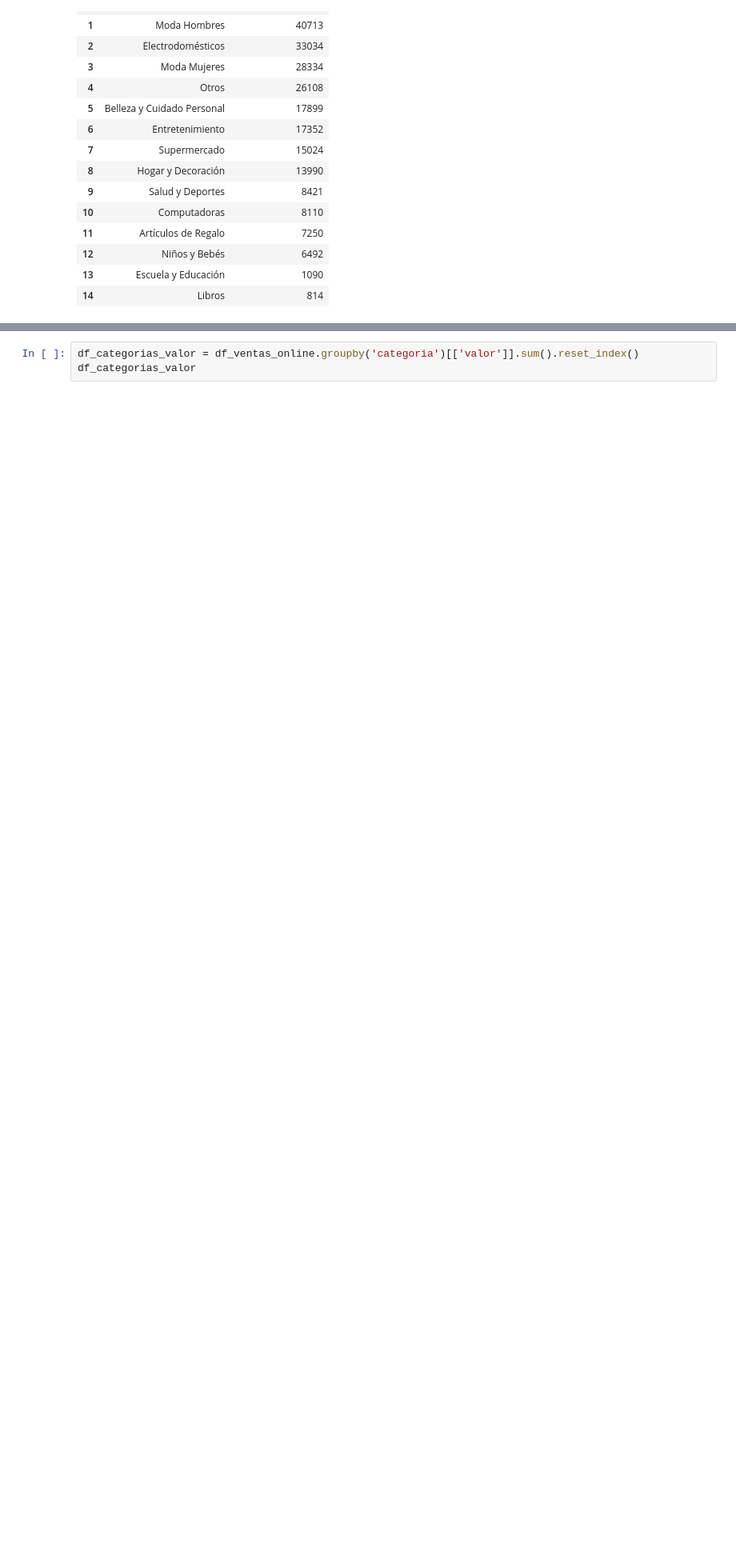
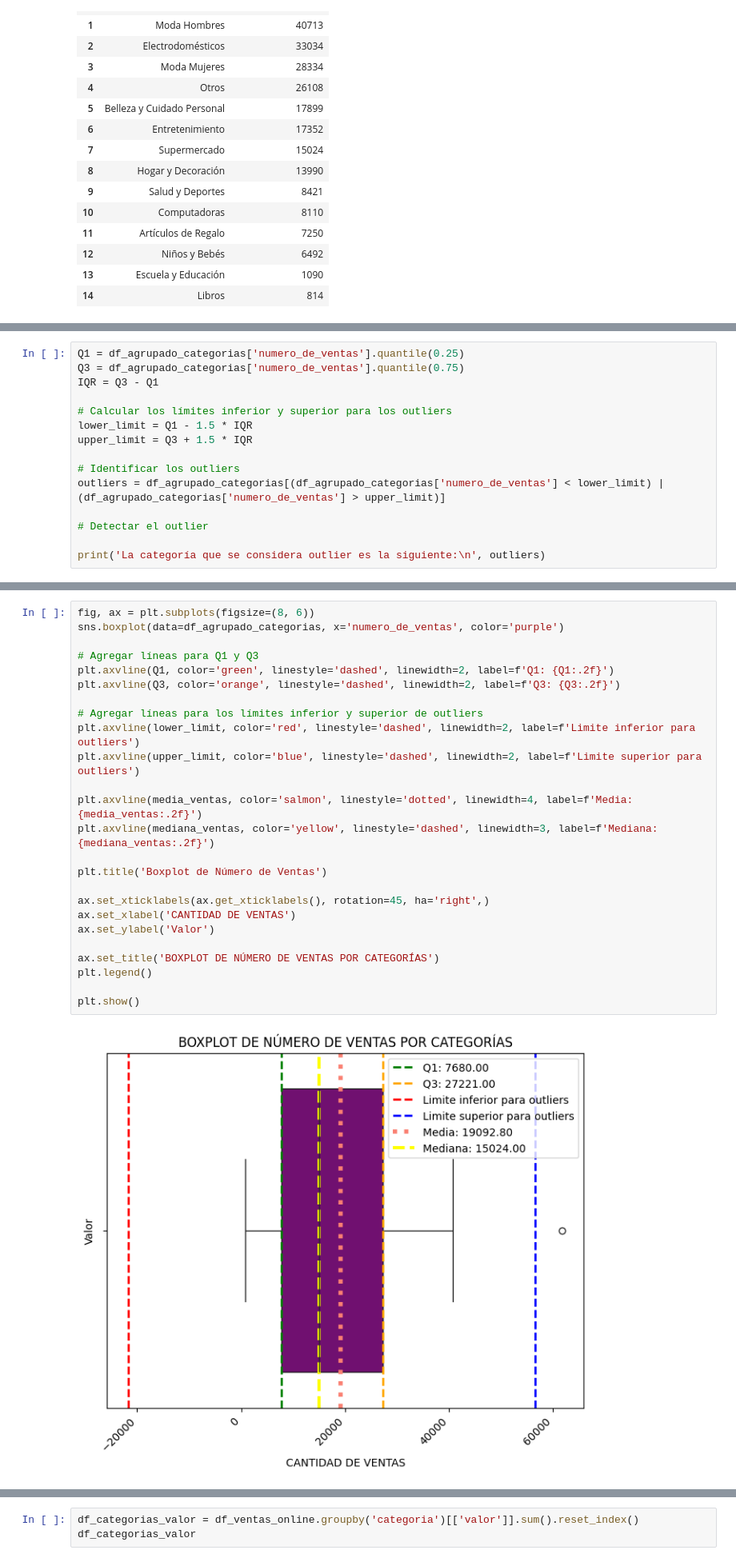
Before and after one commit to XimenaPO/EDA_Online_Sales_USA, a Jupyter notebook: src/EDA_Ventas_Online_USA.ipynb, the cells around one changed output, grey strips where cells are left out. Shown at 80% size. Saved outputs shown, nothing was run; the diff lists cells and outputs as text; blank space fills up the shorter version.

```diff
--- a/src/EDA_Ventas_Online_USA.ipynb
+++ b/src/EDA_Ventas_Online_USA.ipynb
@@ -348,0 +439,15 @@ Claramente hay algunos valores extremadamente altos que desvían la media hacia
+# %%
+Q1 = df_agrupado_categorias['numero_de_ventas'].quantile(0.25)
+Q3 = df_agrupado_categorias['numero_de_ventas'].quantile(0.75)
+IQR = Q3 - Q1
+
+# Calcular los límites inferior y superior para los outliers
+lower_limit = Q1 - 1.5 * IQR
+upper_limit = Q3 + 1.5 * IQR
+
+# Identificar los outliers
+outliers = df_agrupado_categorias[(df_agrupado_categorias['numero_de_ventas'] < lower_limit) | (df_agrupado_categorias['numero_de_ventas'] > upper_limit)]
+
+# Detectar el outlier
+
+print('La categoría que se considera outlier es la siguiente:\n', outliers)
@@ -348,0 +458,27 @@ Claramente hay algunos valores extremadamente altos que desvían la media hacia
+# %%
+fig, ax = plt.subplots(figsize=(8, 6))
+sns.boxplot(data=df_agrupado_categorias, x='numero_de_ventas', color='purple')
+
+# Agregar líneas para Q1 y Q3
+plt.axvline(Q1, color='green', linestyle='dashed', linewidth=2, label=f'Q1: {Q1:.2f}')
+plt.axvline(Q3, color='orange', linestyle='dashed', linewidth=2, label=f'Q3: {Q3:.2f}')
+
+# Agregar líneas para los límites inferior y superior de outliers
+plt.axvline(lower_limit, color='red', linestyle='dashed', linewidth=2, label=f'Limite inferior para outliers')
+plt.axvline(upper_limit, color='blue', linestyle='dashed', linewidth=2, label=f'Limite superior para outliers')
+
+plt.axvline(media_ventas, color='salmon', linestyle='dotted', linewidth=4, label=f'Media: {media_ventas:.2f}')
+plt.axvline(mediana_ventas, color='yellow', linestyle='dashed', linewidth=3, label=f'Mediana: {mediana_ventas:.2f}')
+
+plt.title('Boxplot de Número de Ventas')
+
+ax.set_xticklabels(ax.get_xticklabels(), rotation=45, ha='right',)
+ax.set_xlabel('CANTIDAD DE VENTAS')
+ax.set_ylabel('Valor')
+
+ax.set_title('BOXPLOT DE NÚMERO DE VENTAS POR CATEGORÍAS')
+plt.legend()
+
+plt.show()
+# %% [output]
+[figure, added]
```
Also changed, not shown: parts of 154 cells of this notebook.
